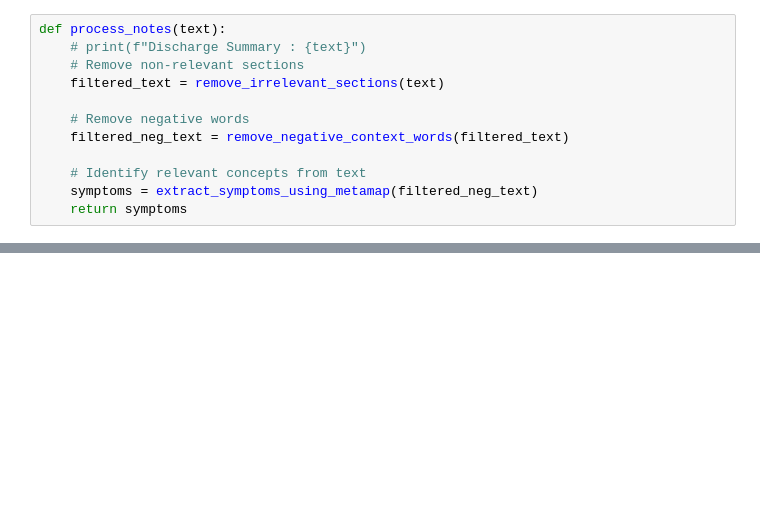
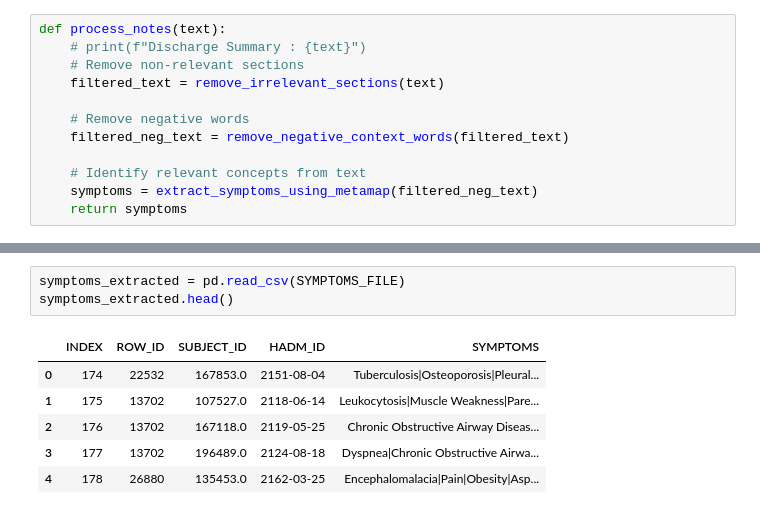
Before and after one commit to ratanbajpai/disease_prediction_using_bilstm, a Jupyter notebook: source/01_symptom_extraction.ipynb, the cells around one changed output, grey strips where cells are left out. Drawn from its saved outputs; the diff is of its cells as text; blank space fills up the shorter version.

```diff
--- a/source/01_symptom_extraction.ipynb
+++ b/source/01_symptom_extraction.ipynb
@@ -215,0 +304,10 @@ def main():
+# %%
+symptoms_extracted = pd.read_csv(SYMPTOMS_FILE)
+symptoms_extracted.head()
+# %% [output]
+|  | INDEX | ROW_ID | SUBJECT_ID | HADM_ID | SYMPTOMS |
+| 0 | 174 | 22532 | 167853.0 | 2151-08-04 | Tuberculosis|Osteoporosis|Pleural... |
+| 1 | 175 | 13702 | 107527.0 | 2118-06-14 | Leukocytosis|Muscle Weakness|Pare... |
+| 2 | 176 | 13702 | 167118.0 | 2119-05-25 | Chronic Obstructive Airway Diseas... |
+| 3 | 177 | 13702 | 196489.0 | 2124-08-18 | Dyspnea|Chronic Obstructive Airwa... |
+| 4 | 178 | 26880 | 135453.0 | 2162-03-25 | Encephalomalacia|Pain|Obesity|Asp... |
```
Also changed, not shown: parts of 17 cells of this notebook, 16 other files.
